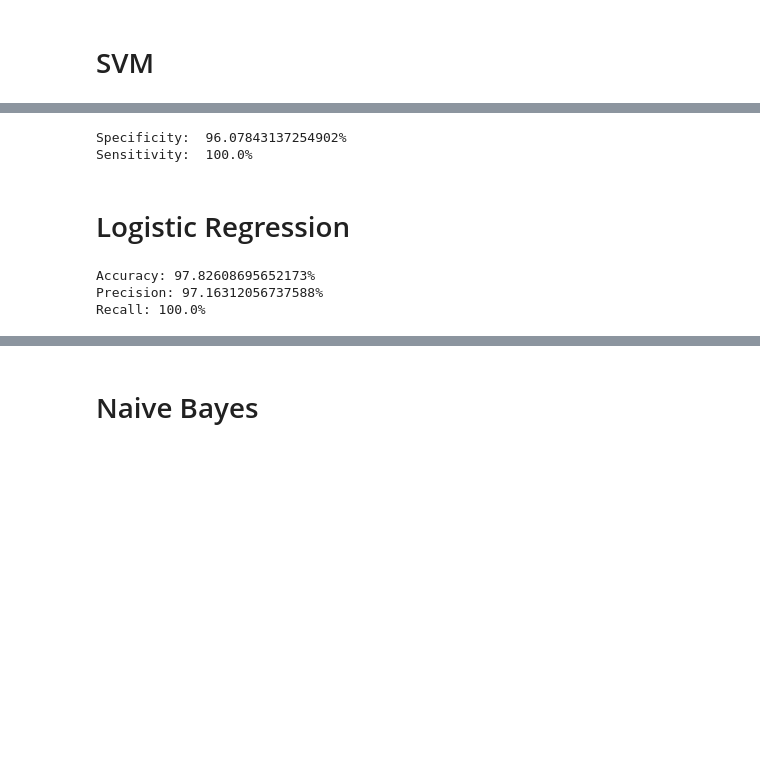
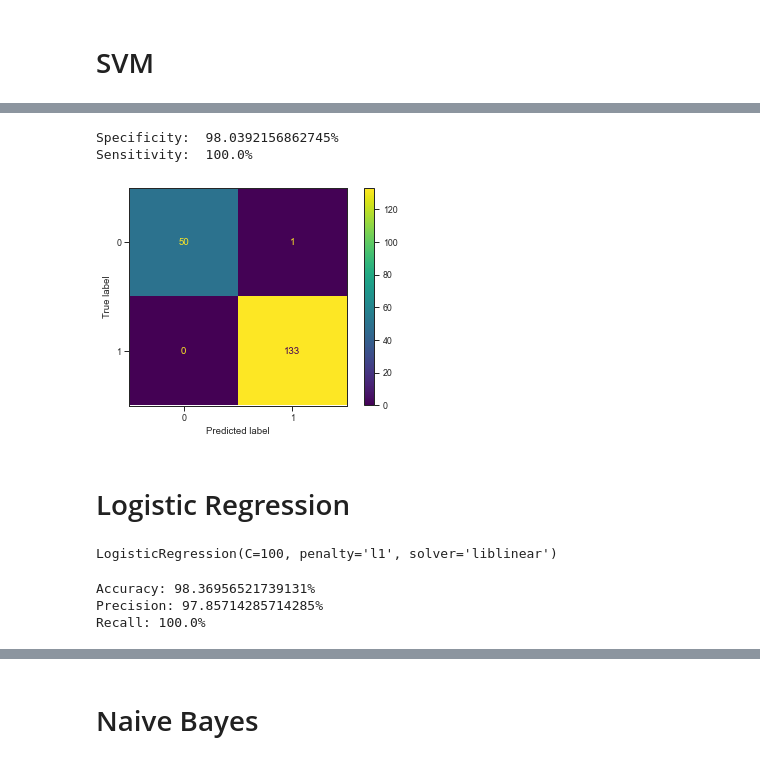
Before and after one commit to akd0510/Parkinson-Disease-Prediction-, a Jupyter notebook: Parkinson Disease Prediction using Gabor Filters.ipynb, the cells around one changed output, grey strips where cells are left out. Cells and saved outputs as stored; diff of their text form; code cells hidden in the pictures; blank space fills up the shorter version.

```diff
--- a/Parkinson Disease Prediction using Gabor Filters.ipynb
+++ b/Parkinson Disease Prediction using Gabor Filters.ipynb
@@ -377,8 +423,8 @@ y = gabor_dataset['patient']
 # %% [markdown]
 # SVM
 # %%
- X_train, X_test, y_train, y_test = train_test_split(X, y, test_size = 0.2, random_state = 15)
+X_train, X_test, y_train, y_test = train_test_split(X, y, test_size = 0.2, random_state = 15)
 from sklearn.svm import SVC
-svclassifier = SVC(kernel='linear')
+svclassifier = SVC(kernel='linear', C = 11, degree = 3, coef0= 0.001, gamma='auto')
 svclassifier.fit(X_train, y_train)
 # %% [output]
@@ -413,27 +462,38 @@ tn, fp, fn, tp = confusion_matrix(y_test, svm_y_pred).ravel()
 specificity = tn / float(tn+fp)
 sensitivity = (tp / float(tp + fn))
 print ("Specificity: ",str(specificity*100)+"%")
+specificity_.append(specificity*100)
 print ("Sensitivity: ",str(sensitivity*100)+"%")
+sensitivity_.append(sensitivity*100)
 # %% [output]
-Specificity:  96.07843137254902%
+Specificity:  98.0392156862745%
 Sensitivity:  100.0%
+# %%
+plot_confusion_matrix(svclassifier, X_test, y_test)
+plt.show()
+# %% [output]
+[figure, added]
 # %% [markdown]
 # Logistic Regression
 # %%
 X_train, X_test, y_train, y_test = train_test_split(X, y, test_size = 0.2, random_state = 33)
 from sklearn.linear_model import LogisticRegression
-logreg = LogisticRegression()
+logreg = LogisticRegression(penalty= 'l1', dual= False, solver= 'liblinear', C= 100)
 logreg.fit(X_train,y_train)
-logreg_y_pred = logreg.predict(X_test)
+# %% [output]
+LogisticRegression(C=100, penalty='l1', solver='liblinear')
 # %%
 logreg_y_pred = logreg.predict(X_test)
 # %%
 print("Accuracy:",str(metrics.accuracy_score(y_test, logreg_y_pred)*100)+"%")
+accuracy_.append(metrics.accuracy_score(y_test, logreg_y_pred)*100)
 print("Precision:",str(metrics.precision_score(y_test, logreg_y_pred)*100)+"%")
+precision_.append(metrics.precision_score(y_test, logreg_y_pred)*100)
 print("Recall:",str(metrics.recall_score(y_test, logreg_y_pred)*100)+"%")
+recall_.append(metrics.recall_score(y_test, logreg_y_pred)*100)
 # %% [output]
-Accuracy: 97.82608695652173%
-Precision: 97.16312056737588%
+Accuracy: 98.36956521739131%
+Precision: 97.85714285714285%
 Recall: 100.0%
 # %%
 from sklearn.metrics import classification_report, confusion_matrix
```
Also changed, not shown: parts of 55 cells of this notebook.
